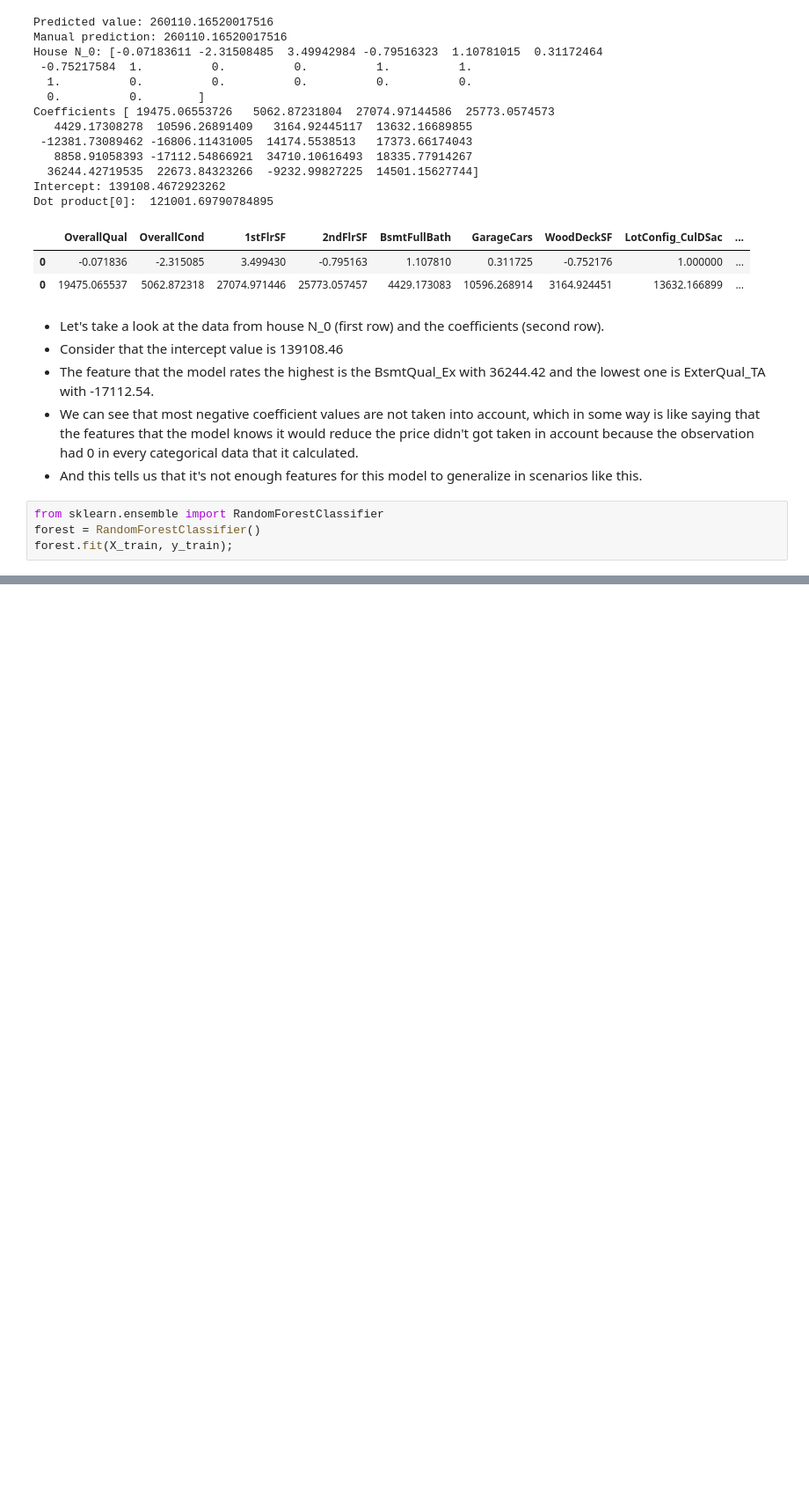
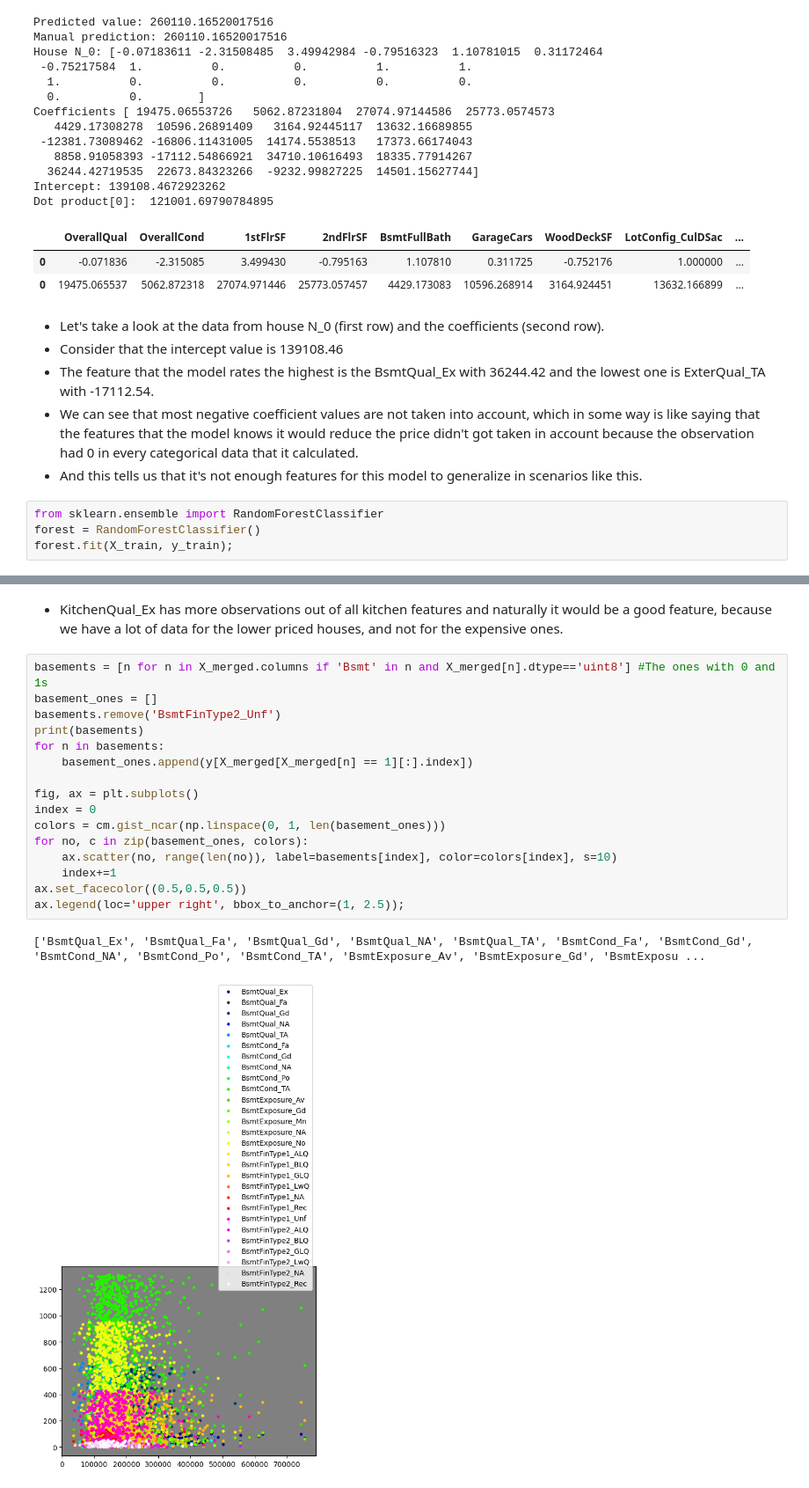
Before and after one commit to sebastiantare/housepriceskaggle, a Jupyter notebook: HousePrices.ipynb, the cells around one changed output, grey strips where cells are left out. Shown at 88% size. Saved outputs shown, nothing was run; the diff lists cells and outputs as text; blank space fills up the shorter version.

```diff
--- a/HousePrices.ipynb
+++ b/HousePrices.ipynb
@@ -1207,0 +1312,21 @@ results[0:100], results[100:200], results[200:]
+# %% [markdown]
+- KitchenQual_Ex has more observations out of all kitchen features and naturally it would be a good feature, because we have a lot of data for the lower priced houses, and not for the expensive ones.
+# %%
+basements = [n for n in X_merged.columns if 'Bsmt' in n and X_merged[n].dtype=='uint8'] #The ones with 0 and 1s
+basement_ones = []
+basements.remove('BsmtFinType2_Unf')
+print(basements)
+for n in basements:
+    basement_ones.append(y[X_merged[X_merged[n] == 1][:].index])
+
+fig, ax = plt.subplots()
+index = 0
+colors = cm.gist_ncar(np.linspace(0, 1, len(basement_ones)))
+for no, c in zip(basement_ones, colors):
+    ax.scatter(no, range(len(no)), label=basements[index], color=colors[index], s=10)
+    index+=1
+ax.set_facecolor((0.5,0.5,0.5))
+ax.legend(loc='upper right', bbox_to_anchor=(1, 2.5));
+# %% [output]
+['BsmtQual_Ex', 'BsmtQual_Fa', 'BsmtQual_Gd', 'BsmtQual_NA', 'BsmtQual_TA', 'BsmtCond_Fa', 'BsmtCond_Gd', 'BsmtCond_NA', 'BsmtCond_Po', 'BsmtCond_TA', 'BsmtExposure_Av', 'BsmtExposure_Gd', 'BsmtExposu ...
+[figure, added]
```
Also changed, not shown: parts of 21 cells of this notebook.
